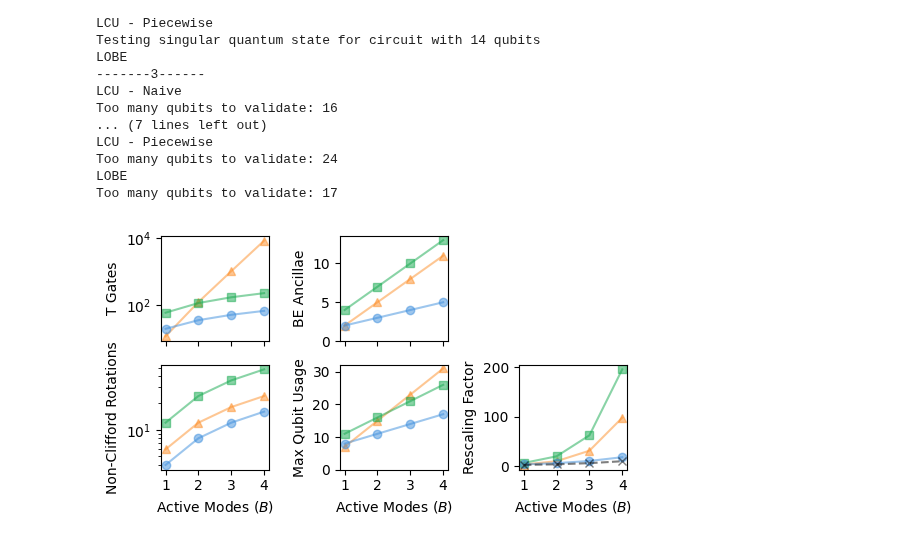
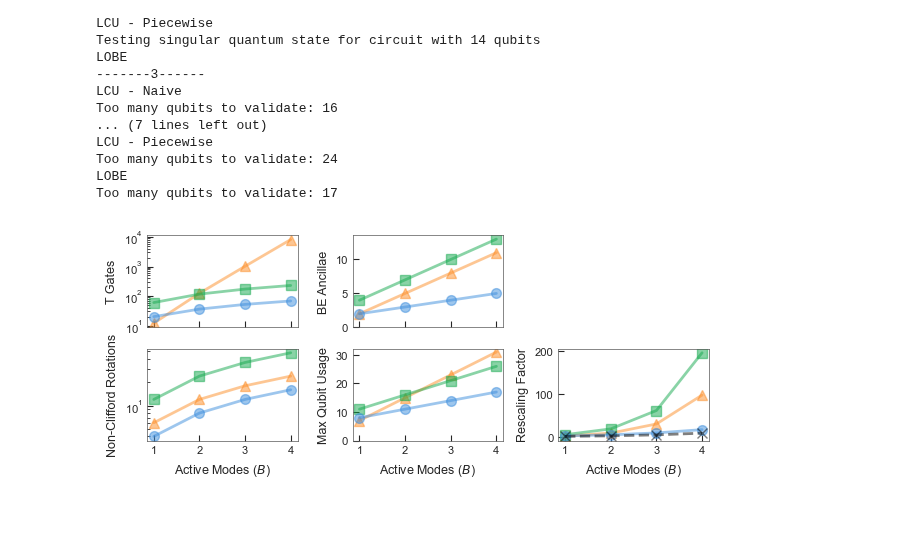
Before and after one commit to Tufts-QIQC/LOBE, a Jupyter notebook: notebooks/benchmarking/components/bosonic_operators.ipynb, the cells around one changed output. Saved outputs shown, nothing was run; the diff lists cells and outputs as text; code cells hidden in the pictures; blank space fills up the shorter version.

```diff
--- a/notebooks/benchmarking/components/bosonic_operators.ipynb
+++ b/notebooks/benchmarking/components/bosonic_operators.ipynb
@@ -1,20 +1,24 @@
 # %% [markdown]
 # Benchmarking Against LCU Block-Encodings
 # %%
-from openparticle import ParticleOperator
+import cirq
 import numpy as np
-import cirq
+from openparticle import ParticleOperator, generate_matrix
 import matplotlib.pyplot as plt
 
 import sys, os
 sys.path.append(os.path.join(os.path.dirname(os.path.realpath('__file__')), '../../../'))
 sys.path.append(os.path.join(os.path.dirname(os.path.realpath('__file__')), '../../'))
 sys.path.append(os.path.join(os.path.dirname(os.path.realpath('__file__')), '../'))
-from src.lobe.system import System
+
 from pauli_lcu import lcuify, piecewise_lcu
 from colors import *
-from openparticle import generate_matrix
+from quantum_style import global_setup
+from src.lobe.bosonic import bosonic_product_block_encoding, bosonic_product_plus_hc_block_encoding
+from src.lobe.system import System
 from src.lobe._utils import get_basis_of_full_system, get_bosonic_exponents
-from src.lobe.bosonic import bosonic_product_block_encoding, bosonic_product_plus_hc_block_encoding
 from tests._utils import _validate_block_encoding
+global_setup()
+%matplotlib inline
+UPDATE_FIGURES = False
 # %% [output]
@@ -69,6 +74,7 @@ def lobeify(operator, max_bosonic_occupancy):
 def _2_norm(operator, max_bosonic_occupancy):
     full_fock_basis = get_basis_of_full_system(
         max_bosonic_occupancy,
+        0,
         0,
         operator.max_bosonic_mode + 1,
     )
@@ -78,6 +84,7 @@ def _2_norm(operator, max_bosonic_occupancy):
 def _max_column_norm(operator, max_bosonic_occupancy):
     full_fock_basis = get_basis_of_full_system(
         max_bosonic_occupancy,
+        0,
         0,
         operator.max_bosonic_mode + 1,
     )
@@ -222,55 +228,52 @@ Too many qubits to validate: 24
 LOBE
 Too many qubits to validate: 17
 # %%
-fig, axes = plt.subplots(2, 3, figsize=(14 / 2.54, 8 / 2.54))
+fig, axes = plt.subplots(2, 3, figsize=(16 / 2.54, 7 / 2.54))
 
-axes[0][0].plot(numbers_of_active_modes, [(4*LCU_DATA[i][0].number_of_elbows) + LCU_DATA[i][0].number_of_t_gates for i in range(len(numbers_of_active_modes))], color=ORANGE, marker='^', alpha = 0.5)
-axes[0][0].plot(numbers_of_active_modes, [(4*LCU_PIECEWISE_DATA[i][0].number_of_elbows) + LCU_PIECEWISE_DATA[i][0].number_of_t_gates for i in range(len(numbers_of_active_modes))], color=GREEN, marker='s', alpha = 0.5)
-axes[0][0].plot(numbers_of_active_modes, [(4*LOBE_DATA[i][0].number_of_elbows) + LOBE_DATA[i][0].number_of_t_gates for i in range(len(numbers_of_active_modes))], color=BLUE, marker='o', alpha = 0.5)
+axes[0][0].plot(numbers_of_active_modes, [(4*LCU_DATA[i][0].number_of_elbows) + LCU_DATA[i][0].number_of_t_gates for i in range(len(numbers_of_active_modes))], color=ORANGE, marker='^', alpha = 0.5, ms=7, lw=2)
+axes[0][0].plot(numbers_of_active_modes, [(4*LCU_PIECEWISE_DATA[i][0].number_of_elbows) + LCU_PIECEWISE_DATA[i][0].number_of_t_gates for i in range(len(numbers_of_active_modes))], color=GREEN, marker='s', alpha = 0.5, ms=7, lw=2)
+axes[0][0].plot(numbers_of_active_modes, [(4*LOBE_DATA[i][0].number_of_elbows) + LOBE_DATA[i][0].number_of_t_gates for i in range(len(numbers_of_active_modes))], color=BLUE, marker='o', alpha = 0.5, ms=7, lw=2)
 axes[0][0].set_ylabel("T Gates")
 axes[0][0].set_xticks([1, 2, 3, 4])
 axes[0][0].set_xticklabels([])
 axes[0][0].set_yscale("log")
 
-axes[1][0].plot(numbers_of_active_modes, [LCU_DATA[i][0].number_of_nonclifford_rotations for i in range(len(numbers_of_active_modes))], color=ORANGE, marker='^', alpha = 0.5)
-axes[1][0].plot(numbers_of_active_modes, [LCU_PIECEWISE_DATA[i][0].number_of_nonclifford_rotations for i in range(len(numbers_of_active_modes))], color=GREEN, marker='s', alpha = 0.5)
-axes[1][0].plot(numbers_of_active_modes, [LOBE_DATA[i][0].number_of_nonclifford_rotations for i in range(len(numbers_of_active_modes))], color=BLUE, marker='o', alpha = 0.5)
+axes[1][0].plot(numbers_of_active_modes, [LCU_DATA[i][0].number_of_nonclifford_rotations for i in range(len(numbers_of_active_modes))], color=ORANGE, marker='^', alpha = 0.5, ms=7, lw=2)
+axes[1][0].plot(numbers_of_active_modes, [LCU_PIECEWISE_DATA[i][0].number_of_nonclifford_rotations for i in range(len(numbers_of_active_modes))], color=GREEN, marker='s', alpha = 0.5, ms=7, lw=2)
+axes[1][0].plot(numbers_of_active_modes, [LOBE_DATA[i][0].number_of_nonclifford_rotations for i in range(len(numbers_of_active_modes))], color=BLUE, marker='o', alpha = 0.5, ms=7, lw=2)
 axes[1][0].set_ylabel("Non-Clifford Rotations")
 axes[1][0].set_xlabel("Active Modes ($B$)")
 axes[1][0].set_xticks([1, 2, 3, 4])
-# axes[1][0].set_yticks([0, 20, 40])
 axes[1][0].set_yscale("log")
 
-axes[0][1].plot(numbers_of_active_modes, [LCU_DATA[i][2] for i in range(len(numbers_of_active_modes))], color=ORANGE, marker='^', alpha = 0.5)
-axes[0][1].plot(numbers_of_active_modes, [LCU_PIECEWISE_DATA[i][2] for i in range(len(numbers_of_active_modes))], color=GREEN, marker='s', alpha = 0.5)
-axes[0][1].plot(numbers_of_active_modes, [LOBE_DATA[i][2] for i in range(len(numbers_of_active_modes))], color=BLUE, marker='o', alpha = 0.5)
+axes[0][1].plot(numbers_of_active_modes, [LCU_DATA[i][2] for i in range(len(numbers_of_active_modes))], color=ORANGE, marker='^', alpha = 0.5, ms=7, lw=2)
+axes[0][1].plot(numbers_of_active_modes, [LCU_PIECEWISE_DATA[i][2] for i in range(len(numbers_of_active_modes))], color=GREEN, marker='s', alpha = 0.5, ms=7, lw=2)
+axes[0][1].plot(numbers_of_active_modes, [LOBE_DATA[i][2] for i in range(len(numbers_of_active_modes))], color=BLUE, marker='o', alpha = 0.5, ms=7, lw=2)
 axes[0][1].set_ylabel("BE Ancillae")
-# axes[0][1].set_yticks([0, 5, 10])
 axes[0][1].set_xticks([1, 2, 3, 4])
 axes[0][1].set_xticklabels([])
 axes[0][1].set_yticks([0, 5, 10])
 
-axes[1][2].plot(numbers_of_active_modes, [LCU_DATA[i][1] for i in range(len(numbers_of_active_modes))], color=ORANGE, marker='^', alpha = 0.5)
-axes[1][2].plot(numbers_of_active_modes, [LCU_PIECEWISE_DATA[i][1] for i in range(len(numbers_of_active_modes))], color=GREEN, marker='s', alpha = 0.5)
-axes[1][2].plot(numbers_of_active_modes, [LOBE_DATA[i][1] for i in range(len(numbers_of_active_modes))], color=BLUE, marker='o', alpha = 0.5)
-axes[1][2].plot(numbers_of_active_modes, operator_norms, color="black", marker='x', ls='--', alpha = 0.5, label="Hamiltonian Norm")
+axes[1][2].plot(numbers_of_active_modes, [LCU_DATA[i][1] for i in range(len(numbers_of_active_modes))], color=ORANGE, marker='^', alpha = 0.5, ms=7, lw=2)
+axes[1][2].plot(numbers_of_active_modes, [LCU_PIECEWISE_DATA[i][1] for i in range(len(numbers_of_active_modes))], color=GREEN, marker='s', alpha = 0.5, ms=7, lw=2)
+axes[1][2].plot(numbers_of_active_modes, [LOBE_DATA[i][1] for i in range(len(numbers_of_active_modes))], color=BLUE, marker='o', alpha = 0.5, ms=7, lw=2)
+axes[1][2].plot(numbers_of_active_modes, operator_norms, color="black", marker='x', ls='--', alpha = 0.5, label="Hamiltonian Norm", ms=7, lw=2)
 axes[1][2].set_ylabel("Rescaling Factor")
 axes[1][2].set_xlabel("Active Modes ($B$)")
 axes[1][2].set_xticks([1, 2, 3, 4])
-# axes[1][2].set_yscale("log")
 
-axes[1][1].plot(numbers_of_active_modes, [LCU_DATA[i][0].ancillae_highwater() + LCU_DATA[i][2] + LCU_DATA[i][3] + 1 for i in range(len(numbers_of_active_modes))], color=ORANGE, marker='^', alpha = 0.5, label="LCU")
-axes[1][1].plot(numbers_of_active_modes, [LCU_PIECEWISE_DATA[i][0].ancillae_highwater() + LCU_PIECEWISE_DATA[i][2] + LCU_PIECEWISE_DATA[i][3] + 1 for i in range(len(numbers_of_active_modes))], color=GREEN, marker='s', alpha = 0.5, label="LCU")
-axes[1][1].plot(numbers_of_active_modes, [LOBE_DATA[i][0].ancillae_highwater() + LOBE_DATA[i][2] + LOBE_DATA[i][3] + 1 for i in range(len(numbers_of_active_modes))], color=BLUE, marker='o', alpha = 0.5, label="LOBE")
+axes[1][1].plot(numbers_of_active_modes, [LCU_DATA[i][0].ancillae_highwater() + LCU_DATA[i][2] + LCU_DATA[i][3] + 1 for i in range(len(numbers_of_active_modes))], color=ORANGE, marker='^', alpha = 0.5, label="LCU", ms=7, lw=2)
+axes[1][1].plot(numbers_of_active_modes, [LCU_PIECEWISE_DATA[i][0].ancillae_highwater() + LCU_PIECEWISE_DATA[i][2] + LCU_PIECEWISE_DATA[i][3] + 1 for i in range(len(numbers_of_active_modes))], color=GREEN, marker='s', alpha = 0.5, label="LCU", ms=7, lw=2)
+axes[1][1].plot(numbers_of_active_modes, [LOBE_DATA[i][0].ancillae_highwater() + LOBE_DATA[i][2] + LOBE_DATA[i][3] + 1 for i in range(len(numbers_of_active_modes))], color=BLUE, marker='o', alpha = 0.5, label="LOBE", ms=7, lw=2)
 axes[1][1].set_ylabel("Max Qubit Usage")
-# axes[1][1].set_yticks([0, 10, 20])
 axes[1][1].set_xlabel("Active Modes ($B$)")
 axes[1][1].set_xticks([1, 2, 3, 4])
 axes[1][1].set_yticks([0, 10, 20, 30])
 
 
 fig.delaxes(axes[0][2])
 plt.tight_layout()
-plt.show()
+if UPDATE_FIGURES:
+    plt.savefig("bosonic-hc-comparison.pdf", dpi=300)
 # %% [output]
-[figure, old version]
+[figure, new version]
```
Also changed, not shown: parts of 2 cells of this notebook, 1 other file.
